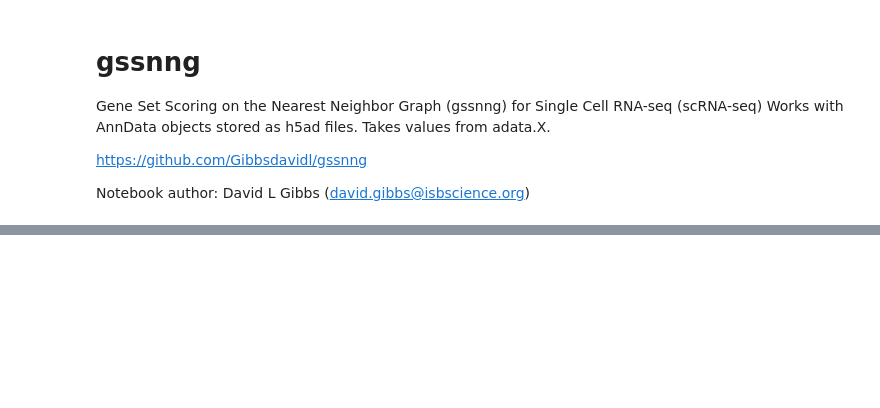
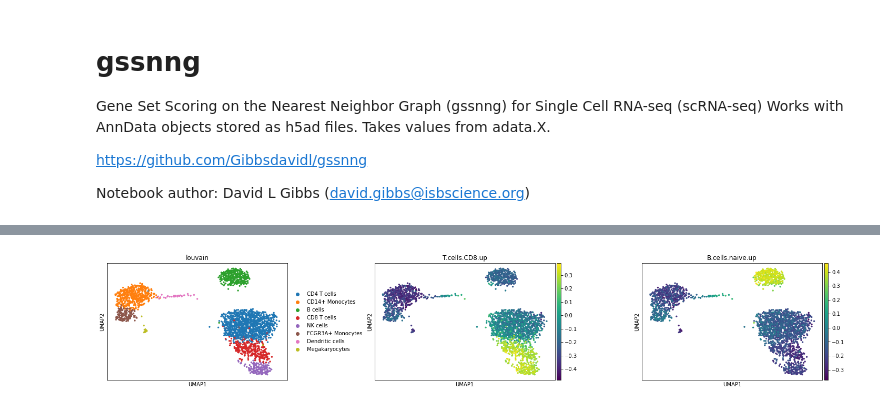
Before and after one commit to IlyaLab/gssnng, a Jupyter notebook: notebooks/gssnng_quick_start.ipynb, the cells around one changed output, grey strips where cells are left out. Saved outputs shown, nothing was run; the diff lists cells and outputs as text; code cells hidden in the pictures; blank space fills up the shorter version.

```diff
--- a/notebooks/gssnng_quick_start.ipynb
+++ b/notebooks/gssnng_quick_start.ipynb
@@ -16,6 +16,12 @@ from gssnng import score_cells
 import scanpy as sc
 import matplotlib
 %matplotlib inline
+# %%
+anndata_file = 'gssnng/gssnng/test/data/pbmc3k_processed.h5ad'
+gene_set_file = "gssnng/gssnng/test/data/cibersort_lm22.gmt"
+gene_set_names = ['B.cells.naive.up', 'B.cells.memory.up', 'Plasma.cells.up', 'T.cells.CD8.up', 'T.cells.CD4.naive.up', 'T.cells.CD4.memory.resting.up', 'T.cells.CD4.memory.activated.up', 'T.cells.follicular.helper.up', 'T.cells.regulatory..Tregs.up', 'T.cells.gamma.delta.up', 'NK.cells.resting.up', 'NK.cells.activated.up', 'Monocytes.up', 'Macrophages.M0.up', 'Macrophages.M1.up', 'Macrophages.M2.up', 'Dendritic.cells.resting.up', 'Dendritic.cells.activated.up', 'Mast.cells.resting.up', 'Mast.cells.activated.up', 'Eosinophils.up', 'Neutrophils.up']
 # %%
 # read in the 10x genomics example data set, same as used in the scanpy tuts
-q = sc.read_h5ad('gssnng/gssnng/test/data/pbmc3k_processed.h5ad')
+q = sc.read_h5ad(anndata_file)
+# recompute the nearest neighbor graph to give plenty of neighbors to each cell
+sc.pp.neighbors(q, n_neighbors=32)
@@ -42,3 +83,5 @@ q.obs
 # %%
 # let's visualize the CD8 T cell scores
-sc.pl.umap(q, color=['louvain','T.cells.CD8'], wspace=0.35)
+sc.pl.umap(q, color=['louvain','T.cells.CD8.up','B.cells.naive.up'], wspace=0.35)
+# %% [output]
+[figure, added]
```
Also changed, not shown: parts of 11 cells of this notebook.
